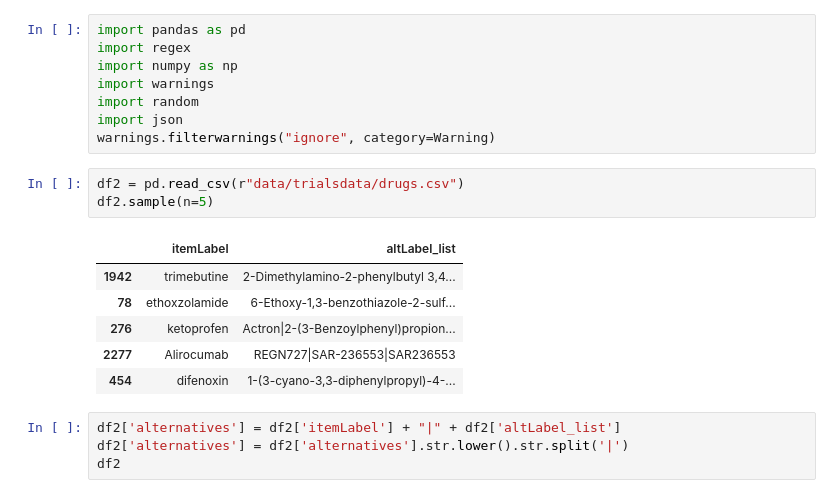
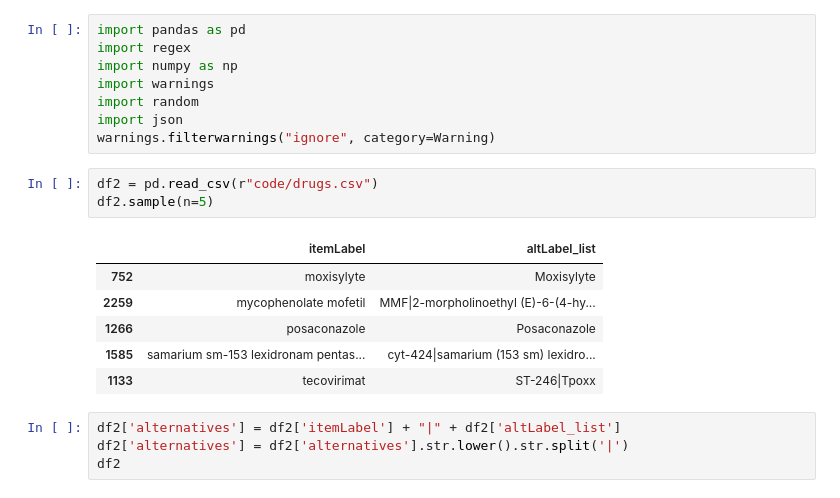
Before and after one commit to Sanardi/trials, a Jupyter notebook: trials.ipynb, the cells around one changed output. Saved outputs shown, nothing was run; the diff lists cells and outputs as text.

```diff
--- a/trials.ipynb
+++ b/trials.ipynb
@@ -7,15 +7,15 @@ import random
 import json
 warnings.filterwarnings("ignore", category=Warning)
 # %%
-df2 = pd.read_csv(r"data/trialsdata/drugs.csv")
+df2 = pd.read_csv(r"code/drugs.csv")
 df2.sample(n=5)
 # %% [output]
 |  | itemLabel | altLabel_list |
-| 1942 | trimebutine | 2-Dimethylamino-2-phenylbutyl 3,4... |
-| 78 | ethoxzolamide | 6-Ethoxy-1,3-benzothiazole-2-sulf... |
-| 276 | ketoprofen | Actron|2-(3-Benzoylphenyl)propion... |
-| 2277 | Alirocumab | REGN727|SAR-236553|SAR236553 |
-| 454 | difenoxin | 1-(3-cyano-3,3-diphenylpropyl)-4-... |
+| 752 | moxisylyte | Moxisylyte |
+| 2259 | mycophenolate mofetil | MMF|2-morpholinoethyl (E)-6-(4-hy... |
+| 1266 | posaconazole | Posaconazole |
+| 1585 | samarium sm-153 lexidronam pentas... | cyt-424|samarium (153 sm) lexidro... |
+| 1133 | tecovirimat | ST-246|Tpoxx |
 # %%
 df2['alternatives'] = df2['itemLabel'] + "|" + df2['altLabel_list']
 df2['alternatives'] = df2['alternatives'].str.lower().str.split('|')
```
Also changed, not shown: parts of 6 cells of this notebook, 1 other file.
